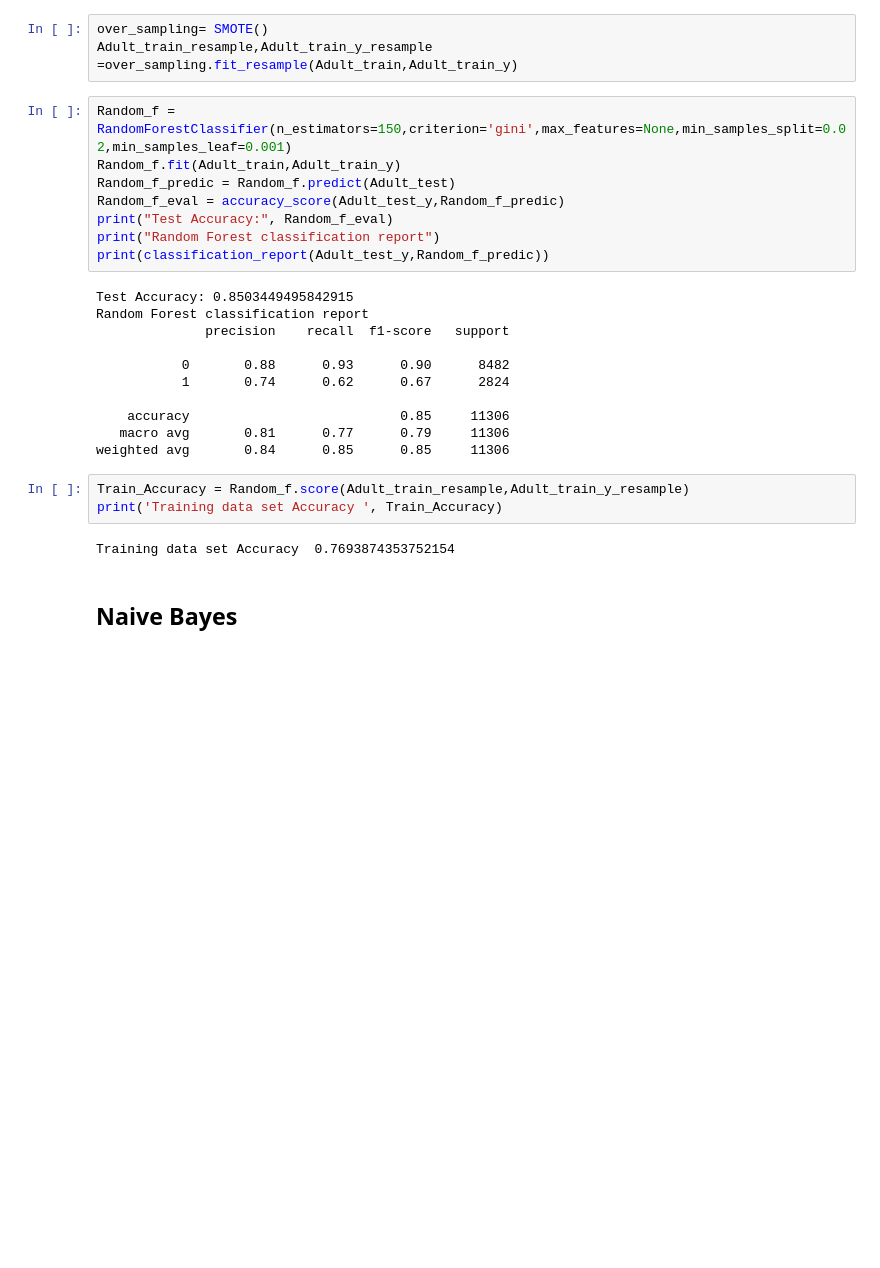
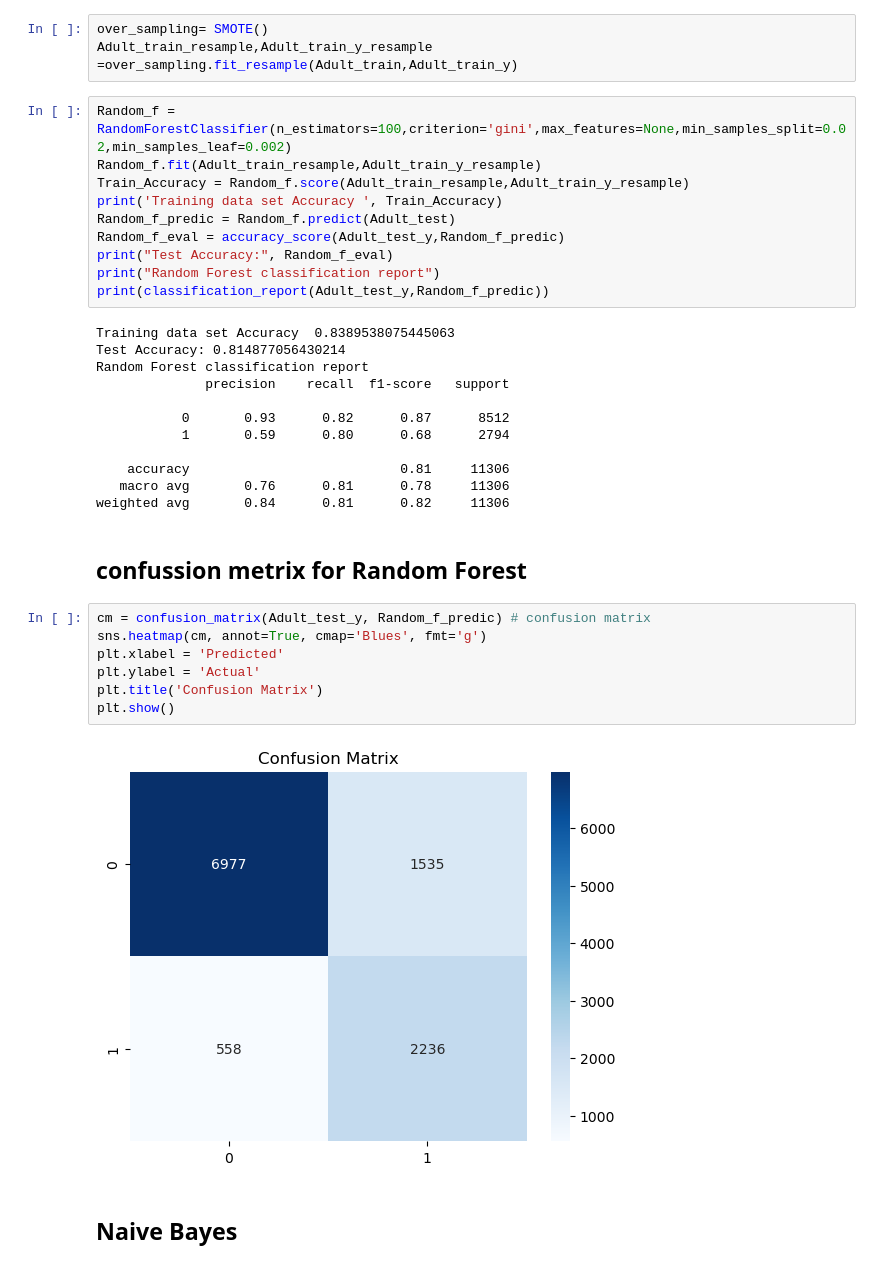
Before and after one commit to mandinu1/Adult_income_predition_based_on_Census_data, a Jupyter notebook: 20221585_cw.ipynb, the cells around one changed output. Cells and saved outputs as stored; diff of their text form; blank space fills up the shorter version.

```diff
--- a/20221585_cw.ipynb
+++ b/20221585_cw.ipynb
@@ -307,29 +309,38 @@ Adult_test  = scaler.transform(Adult_test)
 over_sampling= SMOTE()
 Adult_train_resample,Adult_train_y_resample =over_sampling.fit_resample(Adult_train,Adult_train_y)
 # %%
-Random_f = RandomForestClassifier(n_estimators=150,criterion='gini',max_features=None,min_samples_split=0.02,min_samples_leaf=0.001)
-Random_f.fit(Adult_train,Adult_train_y)
+Random_f = RandomForestClassifier(n_estimators=100,criterion='gini',max_features=None,min_samples_split=0.02,min_samples_leaf=0.002)
+Random_f.fit(Adult_train_resample,Adult_train_y_resample)
+Train_Accuracy = Random_f.score(Adult_train_resample,Adult_train_y_resample)
+print('Training data set Accuracy ', Train_Accuracy)
 Random_f_predic = Random_f.predict(Adult_test)
 Random_f_eval = accuracy_score(Adult_test_y,Random_f_predic)
 print("Test Accuracy:", Random_f_eval)
 print("Random Forest classification report")
 print(classification_report(Adult_test_y,Random_f_predic))
 # %% [output]
-Test Accuracy: 0.8503449495842915
+Training data set Accuracy  0.8389538075445063
+Test Accuracy: 0.814877056430214
 Random Forest classification report
               precision    recall  f1-score   support
 
-           0       0.88      0.93      0.90      8482
-           1       0.74      0.62      0.67      2824
+           0       0.93      0.82      0.87      8512
+           1       0.59      0.80      0.68      2794
 
-    accuracy                           0.85     11306
-   macro avg       0.81      0.77      0.79     11306
-weighted avg       0.84      0.85      0.85     11306
+    accuracy                           0.81     11306
+   macro avg       0.76      0.81      0.78     11306
+weighted avg       0.84      0.81      0.82     11306
-# %%
-Train_Accuracy = Random_f.score(Adult_train_resample,Adult_train_y_resample)
-print('Training data set Accuracy ', Train_Accuracy)
-# %% [output]
-Training data set Accuracy  0.7693874353752154
+# %% [markdown]
+## confussion metrix for Random Forest
+# %%
+cm = confusion_matrix(Adult_test_y, Random_f_predic) # confusion matrix
+sns.heatmap(cm, annot=True, cmap='Blues', fmt='g')
+plt.xlabel = 'Predicted'
+plt.ylabel = 'Actual'
+plt.title('Confusion Matrix')
+plt.show()
+# %% [output]
+[figure, added]
 # %% [markdown]
 ## Naive Bayes
 # %%
```
Also changed, not shown: parts of 11 cells of this notebook.
